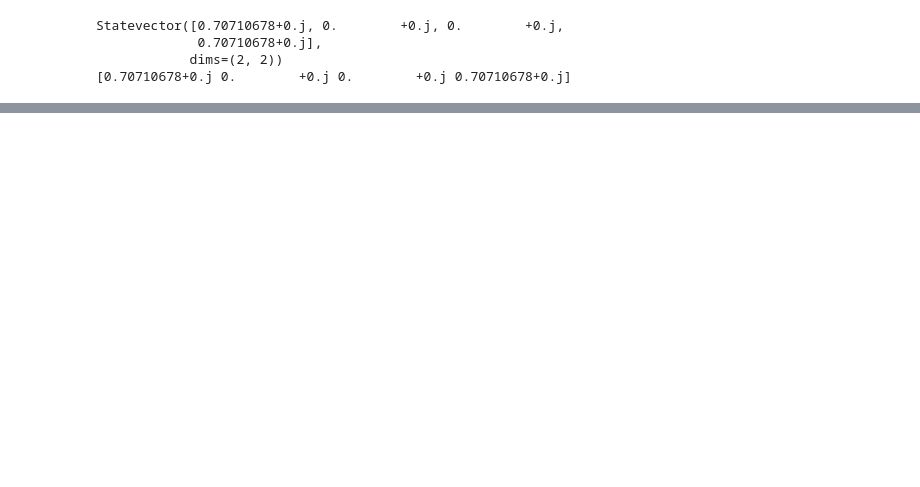
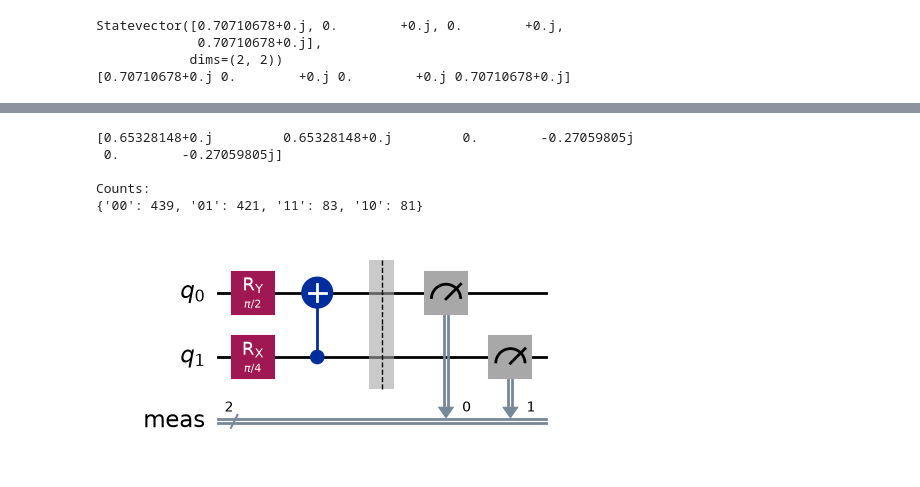
Before and after one commit to Doshi143/bragg-vqe, a Jupyter notebook: qiskit_intro.ipynb, the cells around one changed output, grey strips where cells are left out. Saved outputs shown, nothing was run; the diff lists cells and outputs as text; code cells hidden in the pictures; blank space fills up the shorter version.

```diff
--- a/qiskit_intro.ipynb
+++ b/qiskit_intro.ipynb
@@ -78,0 +82,35 @@ Counts:
+# %%
+from qiskit import QuantumCircuit, transpile
+from qiskit.quantum_info import Statevector
+from qiskit_aer import AerSimulator
+from qiskit.visualization import plot_histogram
+from numpy import pi
+
+rotation_circuit = QuantumCircuit(2)
+rotation_circuit.rx(pi/4, 1)
+rotation_circuit.ry(pi/2, 0)
+rotation_circuit.cx(1, 0)
+
+State = Statevector.from_instruction(rotation_circuit)
+print(State.data)
+
+rotation_circuit.measure_all()
+simulator = AerSimulator()
+compiled_rotation_circuit = transpile(rotation_circuit, simulator)
+
+result = simulator.run(
+    compiled_rotation_circuit,
+    shots = 1024
+).result()
+
+counts = result.get_counts()
+print("\nCounts:")
+print(counts)
+rotation_circuit.draw('mpl')
+# %% [output]
+[0.65328148+0.j         0.65328148+0.j         0.        -0.27059805j
+ 0.        -0.27059805j]
+
+Counts:
+{'00': 439, '01': 421, '11': 83, '10': 81}
+[figure, added]
```
Also changed, not shown: parts of 9 cells of this notebook.
